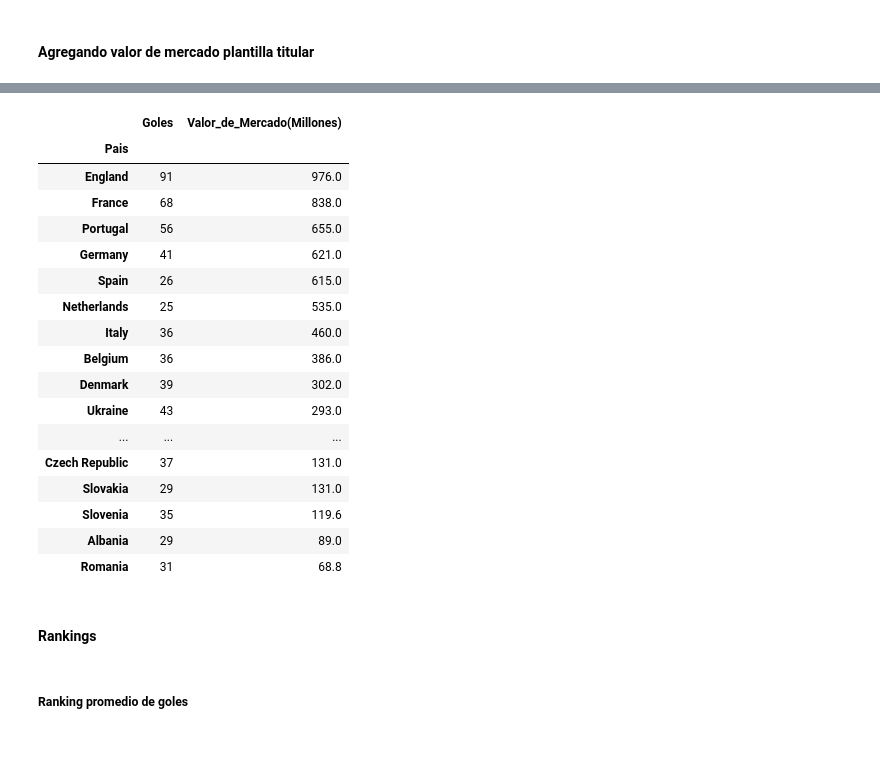
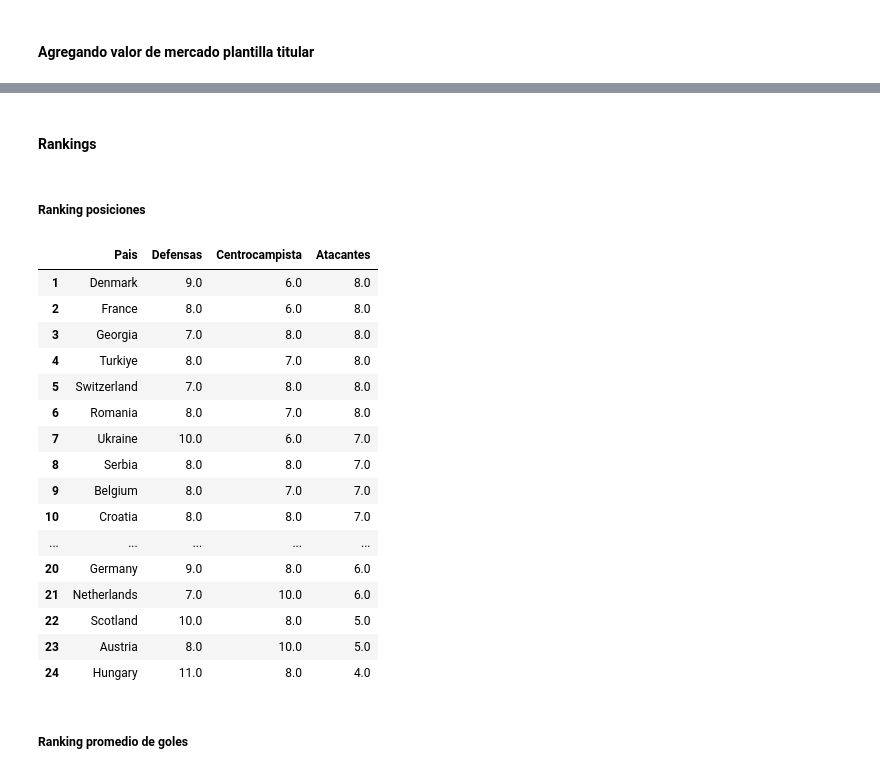
Before and after one commit to rdanbaro/Analisis-Euro, a Jupyter notebook: analisys.ipynb, the cells around one changed output, grey strips where cells are left out. Drawn from its saved outputs; the diff is of its cells as text; code cells hidden in the pictures; blank space fills up the shorter version.

Commit message:
Todos los rankings listos

```diff
--- a/analisys.ipynb
+++ b/analisys.ipynb
@@ -500,34 +500,28 @@ equipo_titular
-# %%
-ranking_equipo_titular = (
-
-    equipo_titular
-    .select_columns(['Pais', 'Goles', 'Valor_de_Mercado(Millones)'])
-    .groupby('Pais').sum()
-    .sort_values('Valor_de_Mercado(Millones)',ascending=False)
-
-)
-ranking_equipo_titular
-# %% [output]
-|  | Goles | Valor_de_Mercado(Millones) |
-| Pais |  |  |
-| England | 91 | 976.0 |
-| France | 68 | 838.0 |
-| Portugal | 56 | 655.0 |
-| Germany | 41 | 621.0 |
-| Spain | 26 | 615.0 |
-| Netherlands | 25 | 535.0 |
-| Italy | 36 | 460.0 |
-| Belgium | 36 | 386.0 |
-| Denmark | 39 | 302.0 |
-| Ukraine | 43 | 293.0 |
-| ... | ... | ... |
-| Czech Republic | 37 | 131.0 |
-| Slovakia | 29 | 131.0 |
-| Slovenia | 35 | 119.6 |
-| Albania | 29 | 89.0 |
-| Romania | 31 | 68.8 |
 # %% [markdown]
 #### Rankings
+# %% [markdown]
+##### Ranking posiciones
+# %%
+ranking_posiciones = posiciones_resumen_df.sort_values(by='Atacantes',ascending=False).set_index(data_equipos.index + 1)
+ranking_posiciones
+# %% [output]
+|  | Pais | Defensas | Centrocampista | Atacantes |
+| 1 | Denmark | 9.0 | 6.0 | 8.0 |
+| 2 | France | 8.0 | 6.0 | 8.0 |
+| 3 | Georgia | 7.0 | 8.0 | 8.0 |
+| 4 | Turkiye | 8.0 | 7.0 | 8.0 |
+| 5 | Switzerland | 7.0 | 8.0 | 8.0 |
+| 6 | Romania | 8.0 | 7.0 | 8.0 |
+| 7 | Ukraine | 10.0 | 6.0 | 7.0 |
+| 8 | Serbia | 8.0 | 8.0 | 7.0 |
+| 9 | Belgium | 8.0 | 7.0 | 7.0 |
+| 10 | Croatia | 8.0 | 8.0 | 7.0 |
+| ... | ... | ... | ... | ... |
+| 20 | Germany | 9.0 | 8.0 | 6.0 |
+| 21 | Netherlands | 7.0 | 10.0 | 6.0 |
+| 22 | Scotland | 10.0 | 8.0 | 5.0 |
+| 23 | Austria | 8.0 | 10.0 | 5.0 |
+| 24 | Hungary | 11.0 | 8.0 | 4.0 |
 # %% [markdown]
 ##### Ranking promedio de goles
 # %%
```
Also changed, not shown: parts of 5 cells of this notebook.
